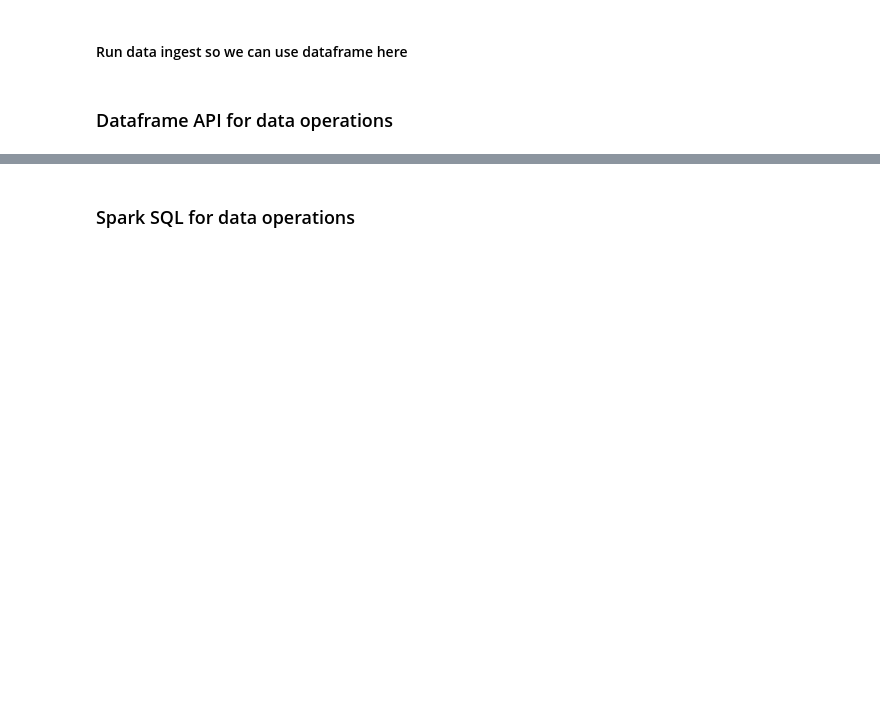
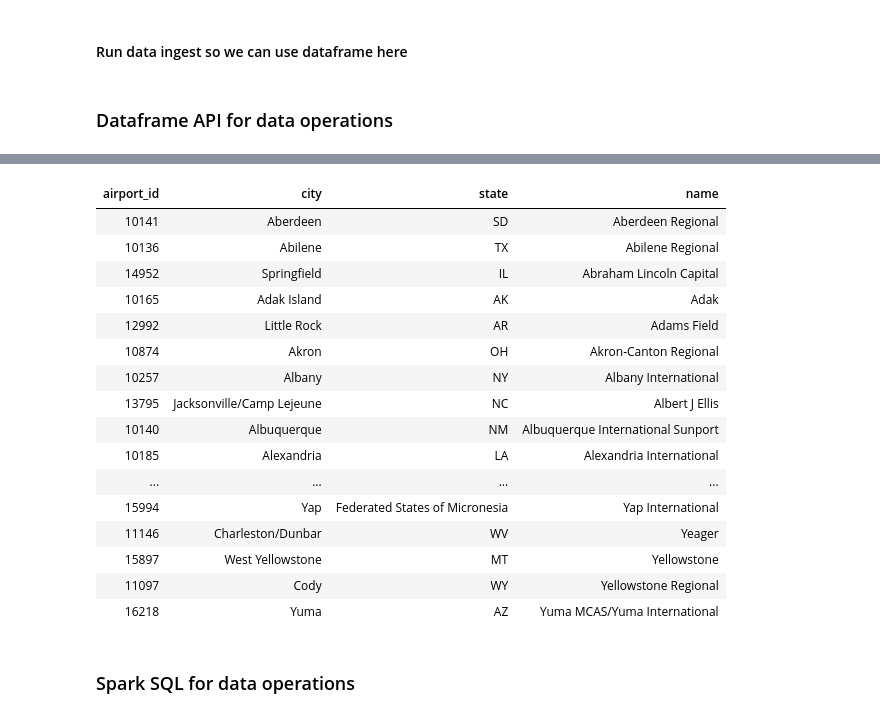
Before and after one commit to plzm/azure-databricks, a Jupyter notebook: adb_4_transform.ipynb, the cells around one changed output, grey strips where cells are left out. Cells and saved outputs as stored; diff of their text form; code cells hidden in the pictures; blank space fills up the shorter version.

```diff
--- a/adb_4_transform.ipynb
+++ b/adb_4_transform.ipynb
@@ -57,6 +61,24 @@ display(df_groupby)
 # %%
 # We can also use dataframe select, passing it a list of column names, which emits a new dataframe that can be operated on with dataframe API
 # %%
-df_select = df_explicit\
+display(df_airports\
   .select("*")\
-  .sort("name", ascending=True)
+  .sort("name", ascending=True))
+# %% [output]
+| airport_id | city | state | name |
+| 10141 | Aberdeen | SD | Aberdeen Regional |
+| 10136 | Abilene | TX | Abilene Regional |
+| 14952 | Springfield | IL | Abraham Lincoln Capital |
+| 10165 | Adak Island | AK | Adak |
+| 12992 | Little Rock | AR | Adams Field |
+| 10874 | Akron | OH | Akron-Canton Regional |
+| 10257 | Albany | NY | Albany International |
+| 13795 | Jacksonville/Camp Lejeune | NC | Albert J Ellis |
+| 10140 | Albuquerque | NM | Albuquerque International Sunport |
+| 10185 | Alexandria | LA | Alexandria International |
+| ... | ... | ... | ... |
+| 15994 | Yap | Federated States of Micronesia | Yap International |
+| 11146 | Charleston/Dunbar | WV | Yeager |
+| 15897 | West Yellowstone | MT | Yellowstone |
+| 11097 | Cody | WY | Yellowstone Regional |
+| 16218 | Yuma | AZ | Yuma MCAS/Yuma International |
```
Also changed, not shown: parts of 9 cells of this notebook, 5 other files.
